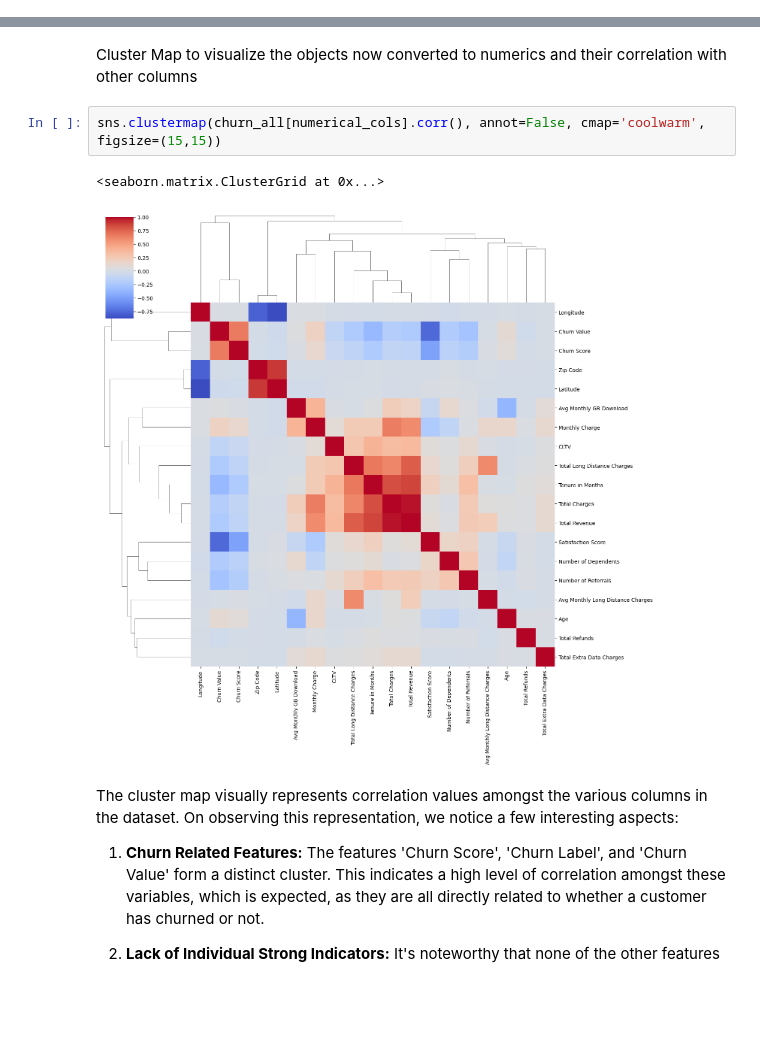
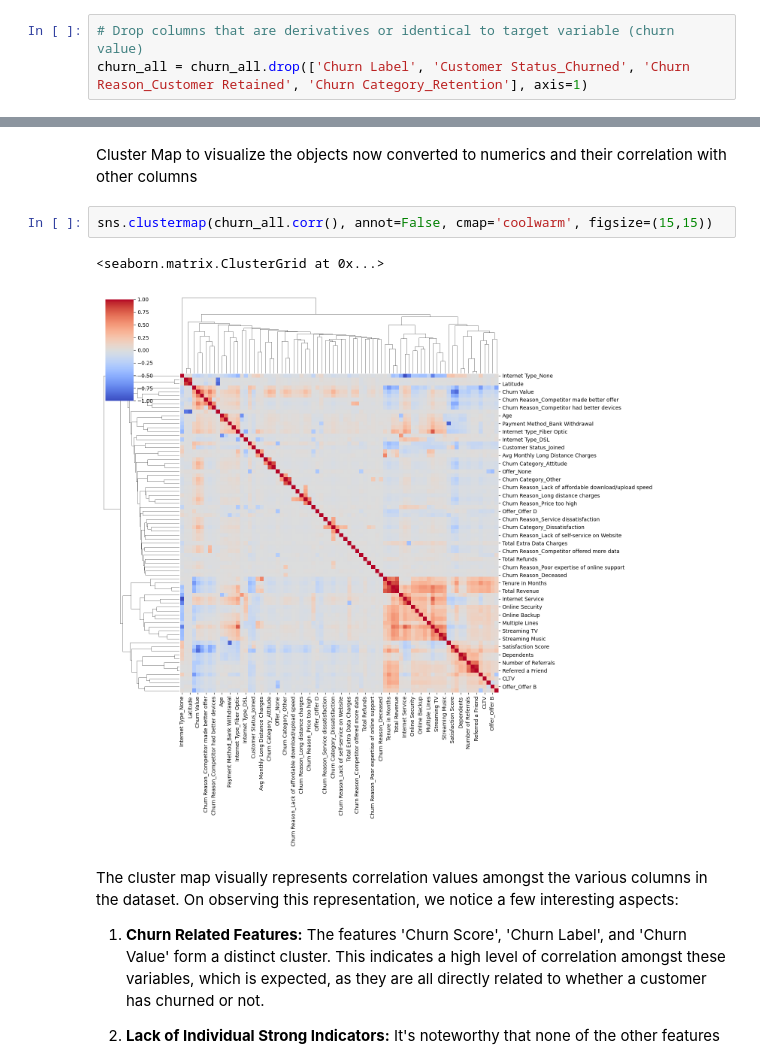
Before and after one commit to MxRaCohen/CustomerChurn, a Jupyter notebook: notebooks/Customer_Churn.ipynb, the cells around one changed output, grey strips where cells are left out. Saved outputs shown, nothing was run; the diff lists cells and outputs as text; blank space fills up the shorter version.

```diff
--- a/notebooks/Customer_Churn.ipynb
+++ b/notebooks/Customer_Churn.ipynb
@@ -264,3 +264,6 @@ else:
     print("Some object columns are still not converted.")
 # %% [output]
 All object columns successfully converted to numerics!
+# %%
+# Drop columns that are derivatives or identical to target variable (churn value)
+churn_all = churn_all.drop(['Churn Label', 'Customer Status_Churned', 'Churn Reason_Customer Retained', 'Churn Category_Retention'], axis=1)
@@ -271,10 +294,10 @@ All object columns successfully converted to numerics!
 # %% [markdown]
 Cluster Map to visualize the objects now converted to numerics and their correlation with other columns
 # %%
-sns.clustermap(churn_all[numerical_cols].corr(), annot=False, cmap='coolwarm', figsize=(15,15))
+sns.clustermap(churn_all.corr(), annot=False, cmap='coolwarm', figsize=(15,15))
 # %% [output]
 <seaborn.matrix.ClusterGrid at 0x...>
-[figure, old version]
+[figure, new version]
 # %% [markdown]
 The cluster map visually represents correlation values amongst the various columns in the dataset. On observing this representation, we notice a few interesting aspects:
 
```
Also changed, not shown: parts of 8 cells of this notebook.
